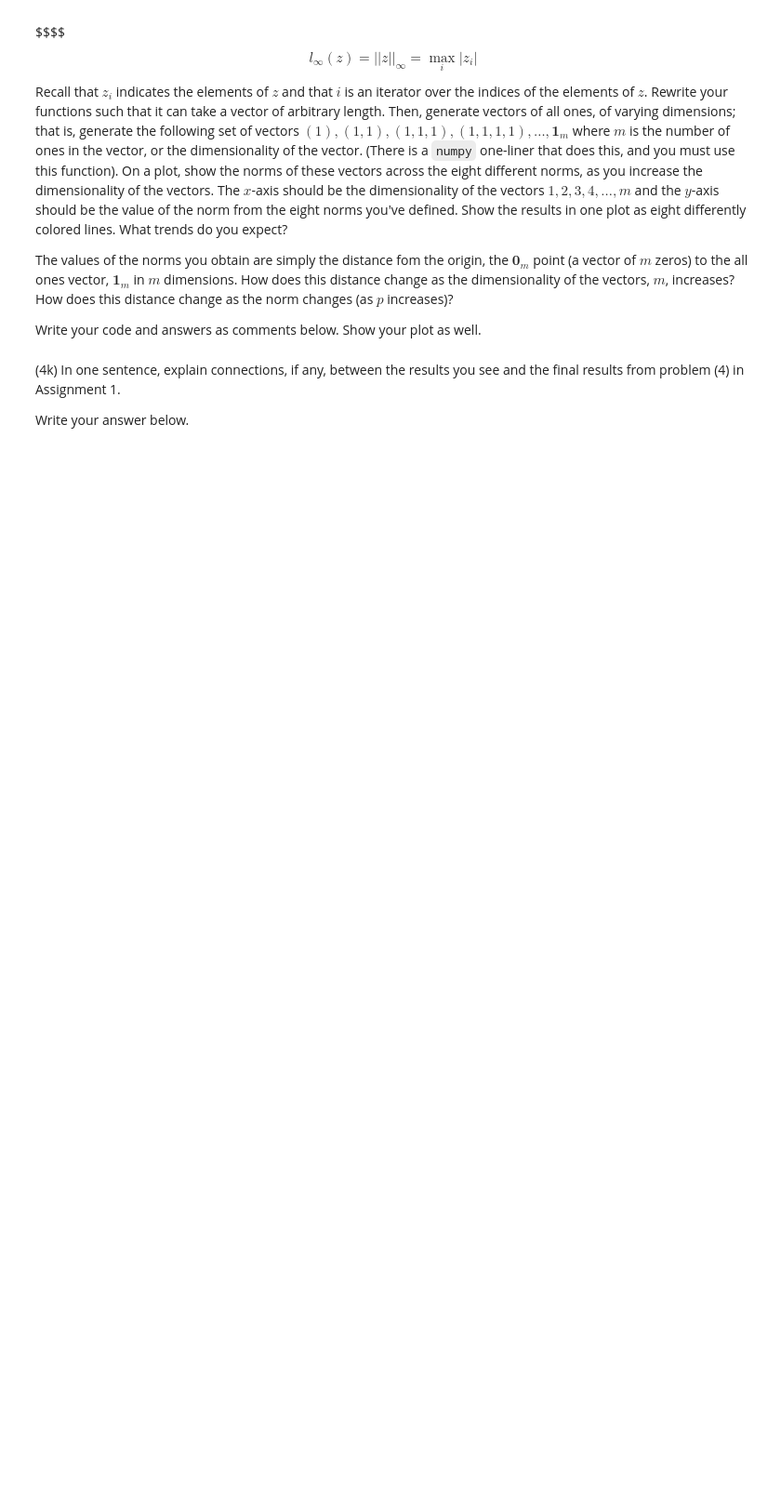
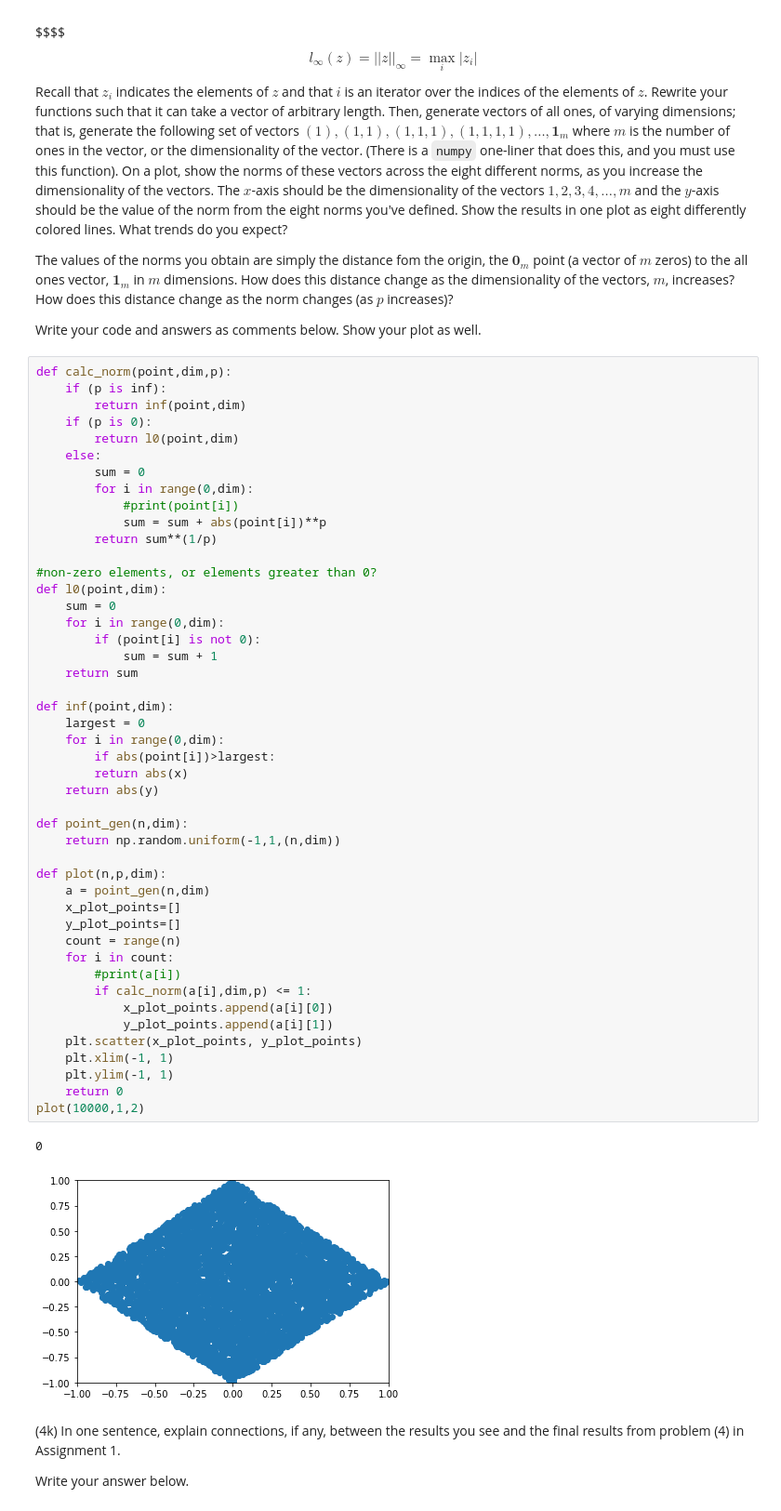
Before and after one commit to shak360/Lab-Training, a Jupyter notebook: Module_2_Python-ML/Assignment_2/EM-3/Assignment_2.ipynb, the cells around one changed output. Shown at 93% size. Drawn from its saved outputs; the diff is of its cells as text; blank space fills up the shorter version.

```diff
--- a/Module_2_Python-ML/Assignment_2/EM-3/Assignment_2.ipynb
+++ b/Module_2_Python-ML/Assignment_2/EM-3/Assignment_2.ipynb
@@ -355,6 +412,55 @@ Write your code and answers as comments below. Show your plot as well.
 The values of the norms you obtain are simply the distance fom the origin, the $\mathbf{0}_{m}$ point (a vector of $m$ zeros) to the all ones vector, $\mathbf{1}_{m}$ in $m$ dimensions. How does this distance change as the dimensionality of the vectors, $m$, increases? How does this distance change as the norm changes (as $p$ increases)?
 
 Write your code and answers as comments below. Show your plot as well.
+# %%
+def calc_norm(point,dim,p):
+    if (p is inf):
+        return inf(point,dim)
+    if (p is 0):
+        return l0(point,dim)
+    else:
+        sum = 0
+        for i in range(0,dim):
+            #print(point[i])
+            sum = sum + abs(point[i])**p
+        return sum**(1/p)
+
+#non-zero elements, or elements greater than 0?
+def l0(point,dim):
+    sum = 0
+    for i in range(0,dim):
+        if (point[i] is not 0):
+            sum = sum + 1
+    return sum
+
+def inf(point,dim):
+    largest = 0
+    for i in range(0,dim):
+        if abs(point[i])>largest:
+        return abs(x)
+    return abs(y)
+
+def point_gen(n,dim):
+    return np.random.uniform(-1,1,(n,dim))
+
+def plot(n,p,dim):
+    a = point_gen(n,dim)
+    x_plot_points=[]
+    y_plot_points=[]
+    count = range(n)
+    for i in count:
+        #print(a[i])
+        if calc_norm(a[i],dim,p) <= 1:
+            x_plot_points.append(a[i][0])
+            y_plot_points.append(a[i][1])
+    plt.scatter(x_plot_points, y_plot_points)
+    plt.xlim(-1, 1)
+    plt.ylim(-1, 1)
+    return 0
+plot(10000,1,2)
+# %% [output]
+0
+[figure, added]
 # %% [markdown]
 (4k) In one sentence, explain connections, if any, between the results you see and the final results from problem (4) in Assignment 1.
 
```
Also changed, not shown: parts of 5 cells of this notebook.
